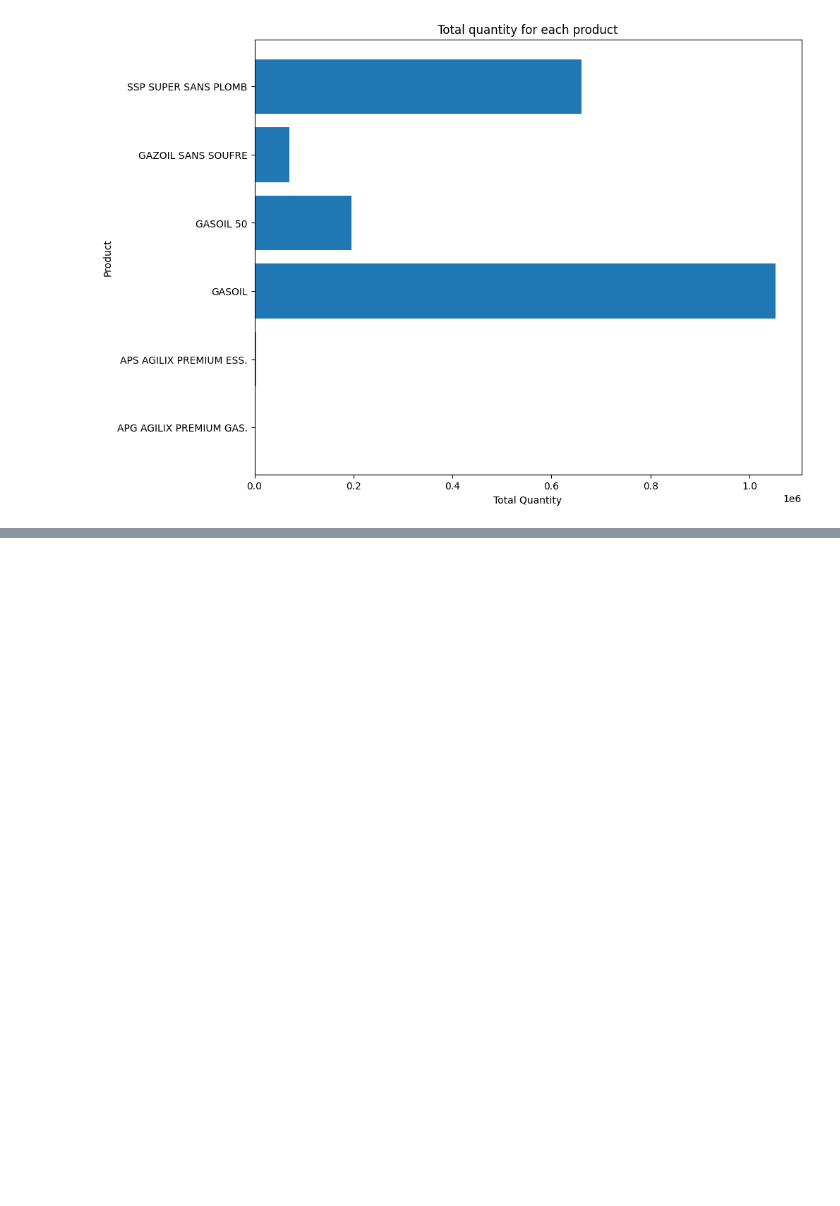
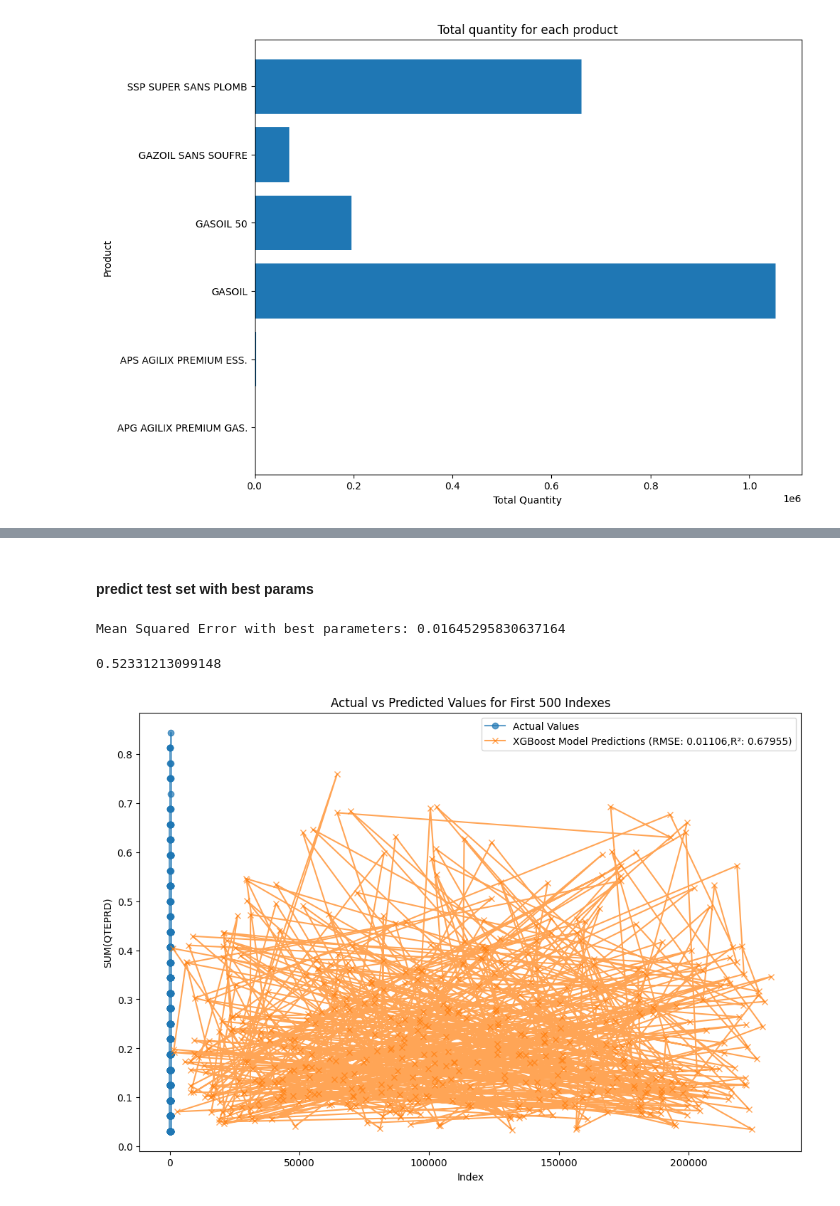
Before and after one commit to MedAzizBouzid/AGIL-ENERGY-Forecast-system, a Jupyter notebook: notebooks/vente_car.ipynb, the cells around one changed output, grey strips where cells are left out. Saved outputs shown, nothing was run; the diff lists cells and outputs as text; code cells hidden in the pictures; blank space fills up the shorter version.

Commit message:
XGboost model on client

```diff
--- a/notebooks/vente_car.ipynb
+++ b/notebooks/vente_car.ipynb
@@ -291,0 +564,4 @@ plt.show()
+# %%
+
+x = df_scaled_shuffled.drop(columns=['QTEPRD'])
+y = df_scaled_shuffled['QTEPRD']
@@ -291,0 +571,2 @@ plt.show()
+# %%
+x_train, x_test, y_train, y_test = train_test_split(x, y, test_size=0.2, random_state=42)
@@ -291,0 +575,3 @@ plt.show()
+# %%
+model = XGBRegressor(n_estimators=1000, learning_rate=0.01, max_depth=10, random_state=42)
+model.fit(x_train, y_train)
@@ -291,0 +620,4 @@ plt.show()
+# %%
+y_pred = model.predict(x_test)
+y_pred = pd.Series(y_pred, name='SUM(QTEPRD)')
+y_pred.index = x_test.index
@@ -291,0 +686,33 @@ plt.show()
+# %% [markdown]
+#### predict test set with best params
+# %%
+y_pred_best = best_model.predict(x_test)
+mse_best = mean_squared_error(y_test, y_pred_best)
+print(f"Mean Squared Error with best parameters: {mse_best}")
+# %% [output]
+Mean Squared Error with best parameters: 0.01645295830637164
+# %%
+r2_model_test_best = r2_score(y_test, y_pred_best)
+r2_model_test_best
+# %% [output]
+0.52331213099148
+# %%
+n = 500
+y_test_1000 = y_test[:n]
+y_pred_1000 = y_pred[:n]
+
+# Tracé des valeurs réelles et prédites pour les 1000 premiers index
+plt.figure(figsize=(12, 8))
+
+plt.plot(y_test_1000.values, label='Actual Values', alpha=0.7, linestyle='-', marker='o')
+plt.plot(y_pred_1000, label=f'XGBoost Model Predictions (RMSE: {mse:.5f},R²: {r2_model_test:.5f})', alpha=0.7, linestyle='-', marker='x')
+
+plt.xlabel('Index')
+plt.ylabel('SUM(QTEPRD)')
+plt.title('Actual vs Predicted Values for First 500 Indexes')
+plt.legend()
+
+# Afficher le graphique
+plt.show()
+# %% [output]
+[figure, added]
```
Also changed, not shown: parts of 57 cells of this notebook, 4 other files.
